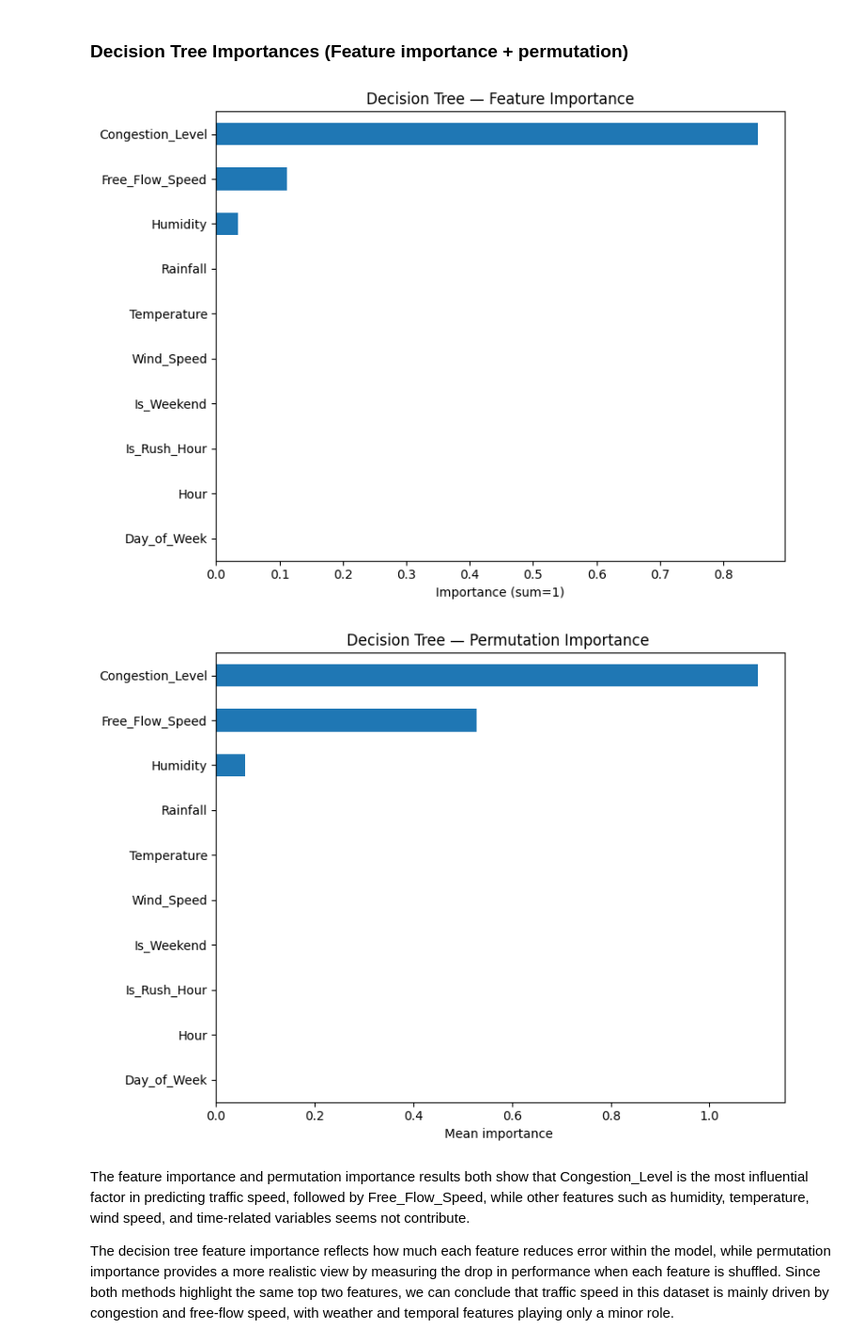
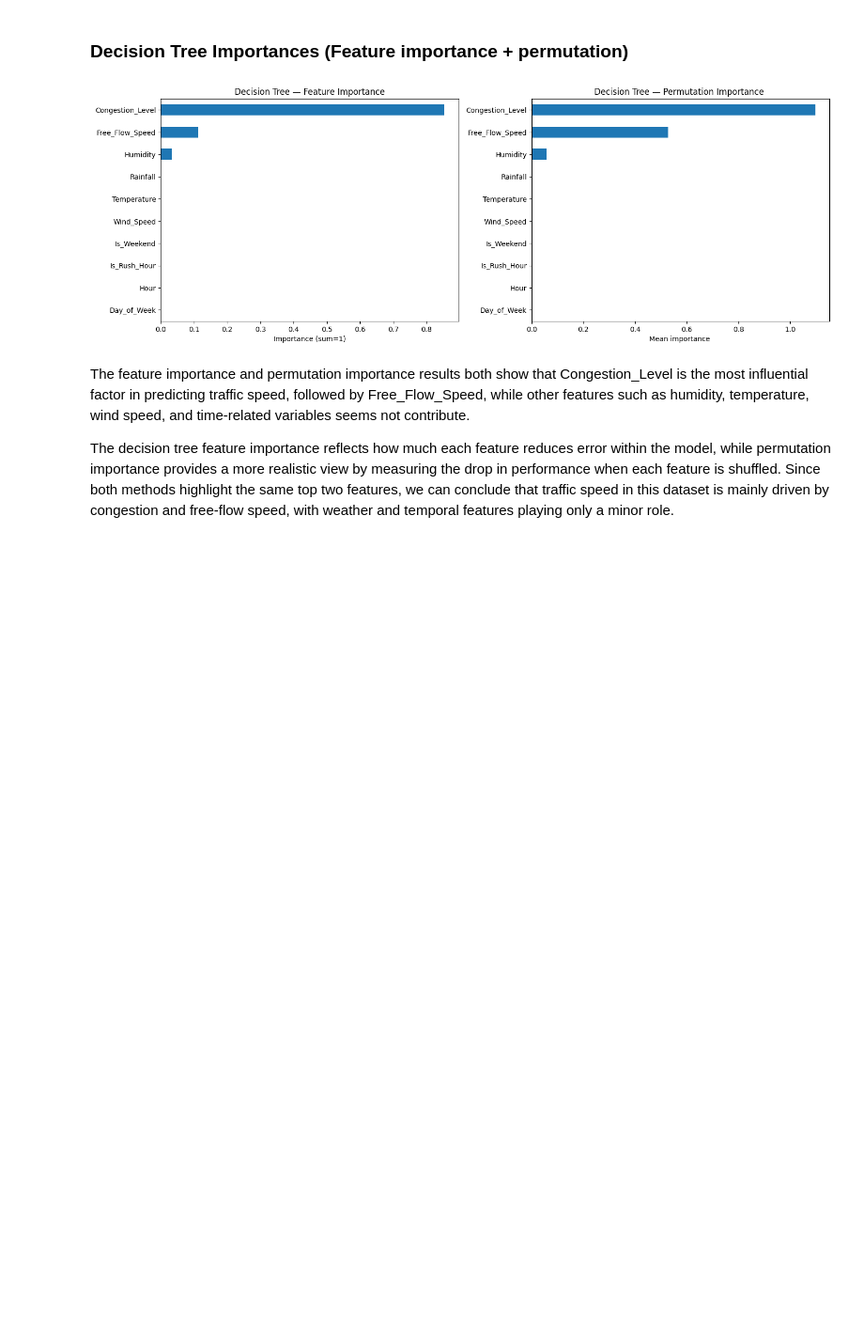
Before and after one commit to Suemy19710/TrafficHCMC, a Jupyter notebook: machine_learning.ipynb, the cells around one changed output. Shown at 94% size. Cells and saved outputs as stored; diff of their text form; code cells hidden in the pictures; blank space fills up the shorter version.

```diff
--- a/machine_learning.ipynb
+++ b/machine_learning.ipynb
@@ -716,22 +744,0 @@ Overall, the visualization confirms that non-linear models (KNN, Decision Tree,
-# %%
-n_models = len(rows)
-n_cols = 2
-n_rows = (n_models + 1) // n_cols
-
-plt.figure(figsize=(6 * n_cols, 4 * n_rows))
-for idx, r in enumerate(rows, 1):
-    name = r["Model"]
-    est  = r["Estimator"]
-    ypre = r["y_pred_test"]
-    residuals = y_test - ypre
-
-    plt.subplot(n_rows, n_cols, idx)
-    plt.scatter(ypre, residuals, alpha=0.6, edgecolor="k")
-    plt.axhline(0, linestyle="--")
-    plt.xlabel("Predicted Speed")
-    plt.ylabel("Residual (Actual - Predicted)")
-    plt.title(f"Residuals vs Predicted — {name}")
-    plt.grid(True)
-
-plt.tight_layout()
-plt.show()
@@ -839,0 +892,17 @@ The parameter sweep plots show each model's complexity affect its generalization
+# %%
+plt.figure(figsize=(14, 10))
+for i, (name, model) in enumerate(models.items(), 1):
+    model.fit(X_train, y_train)
+    preds = model.predict(X_test)
+    residuals = y_test - preds
+
+    plt.subplot(2, 2, i)
+    plt.scatter(y_test, residuals, alpha=0.6, edgecolor="k")
+    plt.axhline(0, linestyle="--")
+    plt.xlabel("Predicted Speed")
+    plt.ylabel("Residual (Actual - Predicted)")
+    plt.title(f"Residuals vs Predicted — {name}")
+    plt.grid()
+
+plt.tight_layout()
+plt.show()
@@ -920,31 +982,30 @@ SVR (RBF Kernel), initially, train and cv are low but higher as sample size grow
 # %%
 # Feature importance for Decision Tree model
 dt = DecisionTreeRegressor(max_depth=5, min_samples_split=5, random_state=42)
 dt.fit(X_train, y_train)
 fi_dt = pd.Series(dt.feature_importances_, index=X_train.columns).sort_values()
 
-plt.figure(figsize=(8,6))
+plt.figure(figsize=(15, 10))
+plt.subplot(2, 2, 1)
 fi_dt.plot(kind="barh")
 plt.title("Decision Tree — Feature Importance")
 plt.xlabel("Importance (sum=1)")
 plt.tight_layout()
-plt.show()
 
 # Permutation importance
 perm_dt = permutation_importance(
     dt, X_test, y_test, n_repeats=20, random_state=42, scoring="r2"
 )
 perm_dt_series = pd.Series(perm_dt.importances_mean, index=X_test.columns).sort_values()
 
-plt.figure(figsize=(8,6))
+plt.subplot(2, 2, 2)
 perm_dt_series.plot(kind="barh")
 plt.title("Decision Tree — Permutation Importance ")
 plt.xlabel("Mean importance ")
 plt.tight_layout()
 plt.show()
 # %% [output]
-[figure, old version]
+[figure, new version]
-[figure, removed]
 # %% [markdown]
 The feature importance and permutation importance results both show that Congestion_Level is the most influential factor in predicting traffic speed, followed by Free_Flow_Speed, while other features such as humidity, temperature, wind speed, and time-related variables seems not contribute.
 
```
Also changed, not shown: parts of 29 cells of this notebook, 3 other files.
